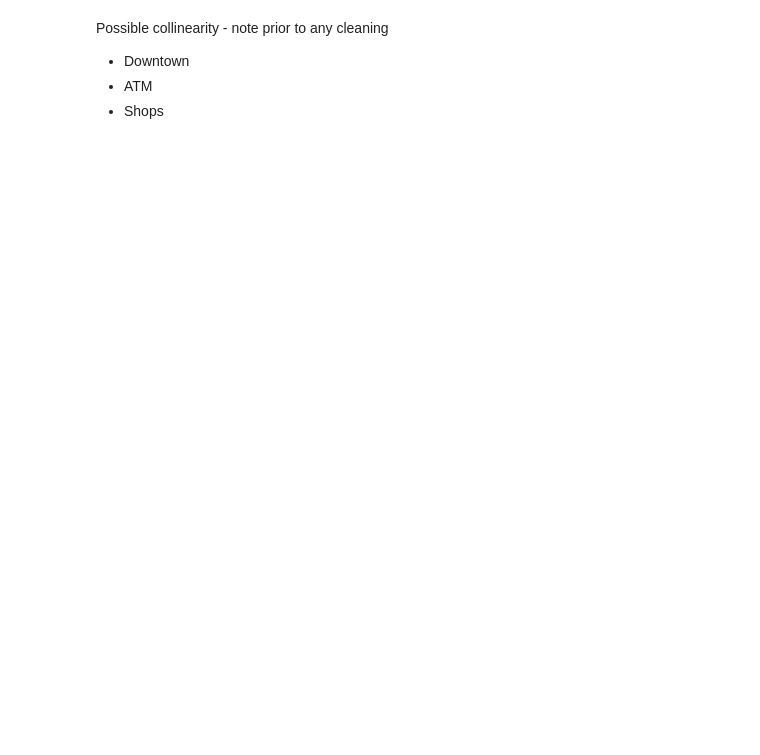
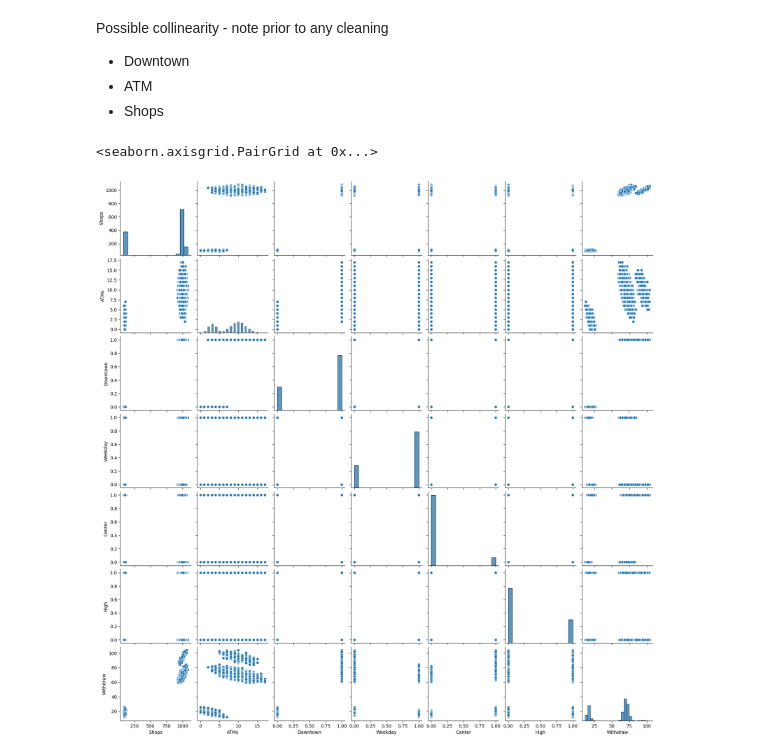
Before and after one commit to ekg-21/econ3203_Y, a Jupyter notebook: group_ass.ipynb, the cells around one changed output. Cells and saved outputs as stored; diff of their text form; code cells hidden in the pictures; blank space fills up the shorter version.

```diff
--- a/group_ass.ipynb
+++ b/group_ass.ipynb
@@ -96,3 +96,8 @@ Possible collinearity - note prior to any cleaning
 - Downtown
 - ATM
 - Shops
+# %%
+sns.pairplot(ATM_data)
+# %% [output]
+<seaborn.axisgrid.PairGrid at 0x...>
+[figure, added]
```
Also changed, not shown: parts of 2 cells of this notebook.
